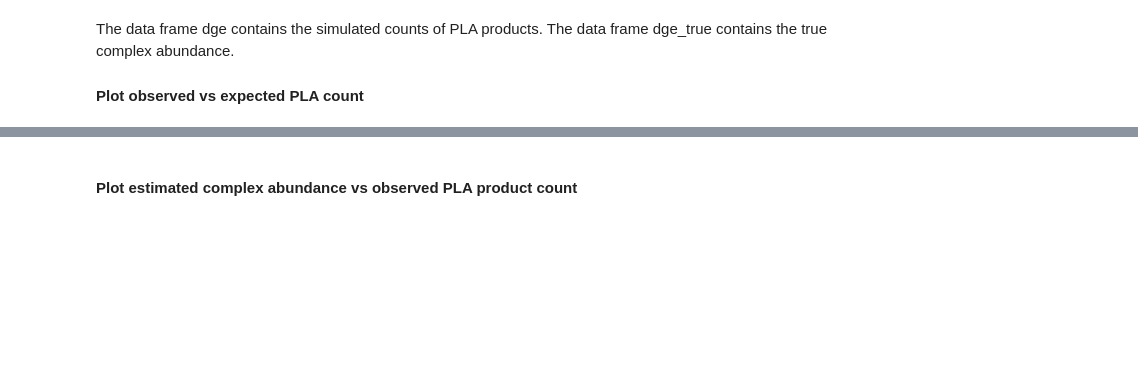
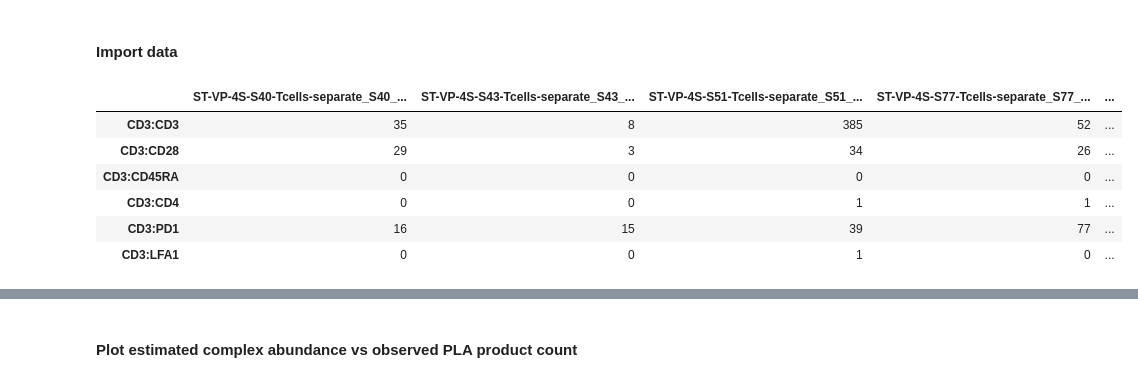
Before and after one commit to tay-lab/Prox-seq, a Jupyter notebook: PLA_data_analysis_example.ipynb, the cells around one changed output, grey strips where cells are left out. Drawn from its saved outputs; the diff is of its cells as text; code cells hidden in the pictures; blank space fills up the shorter version.

```diff
--- a/PLA_data_analysis_example.ipynb
+++ b/PLA_data_analysis_example.ipynb
@@ -54,4 +22,13 @@ dge, dge_true = myFuncs.simulatePLA(num_complex, probeA_ns, probeB_ns,
-# %% [markdown]
-The data frame dge contains the simulated counts of PLA products. The data frame dge_true contains the true complex abundance.
-
-#### Plot observed vs expected PLA count
+# %% [markdown]
+#### Import data
+# %%
+dge = pd.read_csv("example_dge.csv", index_col=0)
+dge.iloc[:6,:6]
+# %% [output]
+|  | ST-VP-4S-S40-Tcells-separate_S40_... | ST-VP-4S-S43-Tcells-separate_S43_... | ST-VP-4S-S51-Tcells-separate_S51_... | ST-VP-4S-S77-Tcells-separate_S77_... | ... |
+| CD3:CD3 | 35 | 8 | 385 | 52 | ... |
+| CD3:CD28 | 29 | 3 | 34 | 26 | ... |
+| CD3:CD45RA | 0 | 0 | 0 | 0 | ... |
+| CD3:CD4 | 0 | 0 | 1 | 1 | ... |
+| CD3:PD1 | 16 | 15 | 39 | 77 | ... |
+| CD3:LFA1 | 0 | 0 | 1 | 0 | ... |
```
Also changed, not shown: parts of 13 cells of this notebook, 3 other files.
